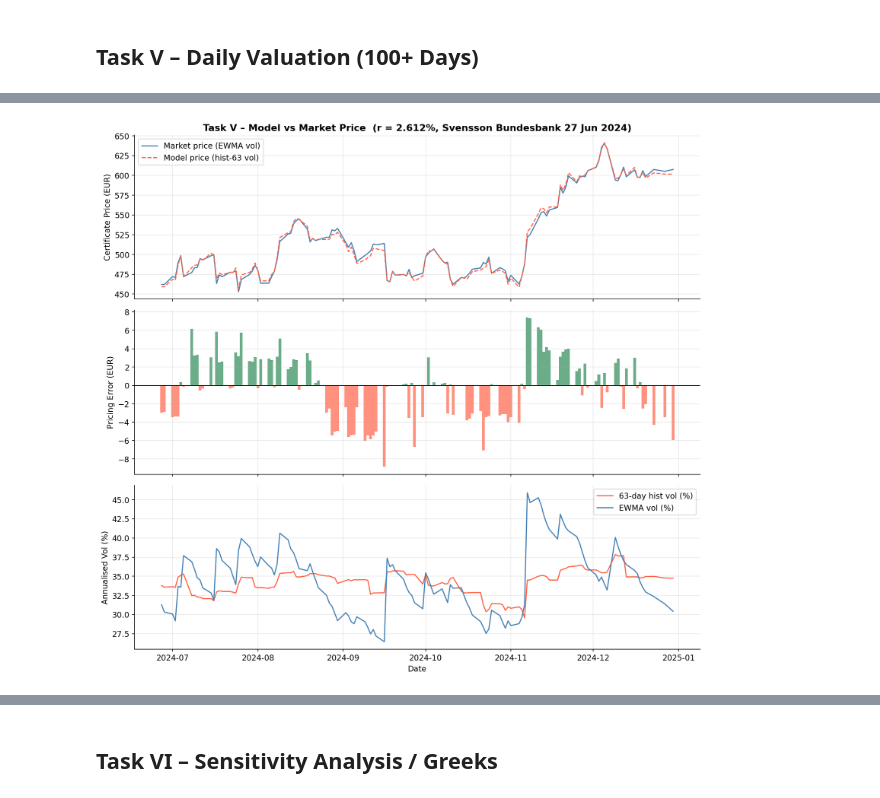
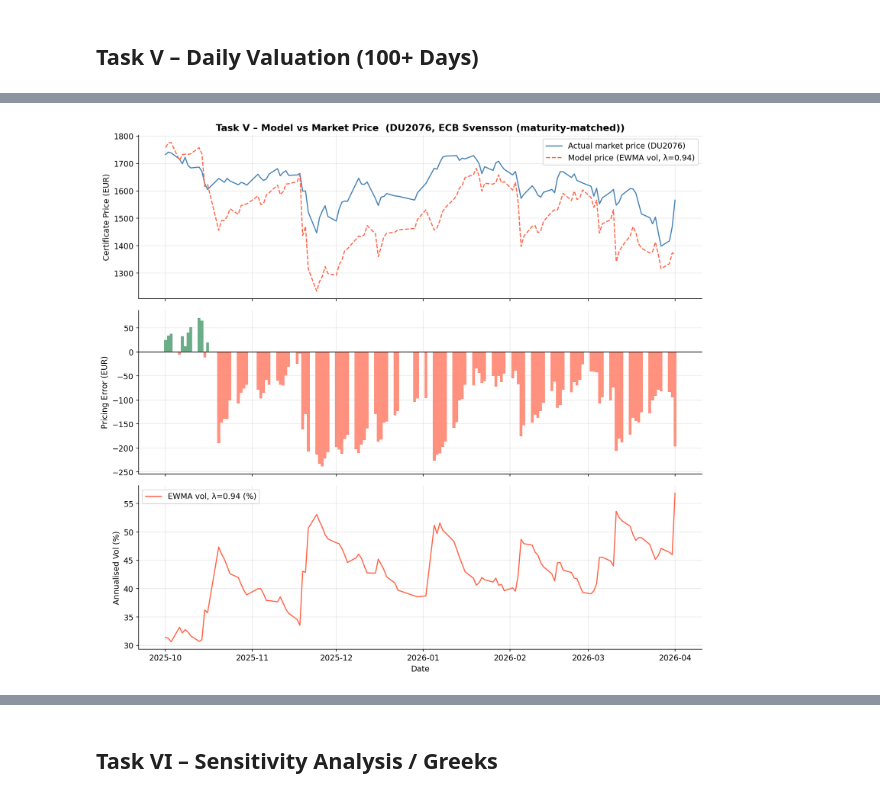
Before and after one commit to daan1shh/Continuous-Time-Derivative-Pricing, a Jupyter notebook: B401_Assignment_2026.ipynb, the cells around one changed output, grey strips where cells are left out. Cells and saved outputs as stored; diff of their text form; code cells hidden in the pictures.

```diff
--- a/B401_Assignment_2026.ipynb
+++ b/B401_Assignment_2026.ipynb
@@ -354,7 +490,7 @@ print(f'  Peak Delta = {delta_cpn[d_peak_idx]:.4f} at S ≈ {S_g[d_peak_idx]:.0f
 # %% [markdown]
 ## Data Download
 # %%
-raw    = yf.download(TICKER, start='2023-01-01', end='2025-01-01', auto_adjust=True)
+raw    = yf.download(TICKER, start='2023-01-01', end='2026-05-01', auto_adjust=True) #TICKER = RHM.de
 prices = raw['Close'].dropna()
 prices.index = pd.to_datetime(prices.index)
 
@@ -375,11 +511,10 @@ ax2.plot(hist_vol * 100, color='darkorange', lw=1.5)
 ax2.set_ylabel('Annualised Vol (%)')
 ax2.set_xlabel('Date')
 plt.tight_layout()
-plt.savefig('stock_data.png', bbox_inches='tight')
+plt.savefig('graphs/stock_data.png', bbox_inches='tight')
 plt.show()
 
 # ── EWMA volatility (RiskMetrics λ=0.94) ──────────────────────────────────────
-# Proxy for market-implied vol in Task V: faster to react than 63-day hist vol
 lam_ewma  = 0.94
 _lr_sq    = (log_returns.squeeze().values) ** 2
 _ev       = np.empty(len(_lr_sq))
@@ -388,6 +523,5 @@ for _i in range(1, len(_lr_sq)):
     _ev[_i] = lam_ewma * _ev[_i - 1] + (1 - lam_ewma) * _lr_sq[_i]
 ewma_vol  = pd.Series(np.sqrt(_ev * 252), index=log_returns.squeeze().index)
 print(f'EWMA vol (end of window): {float(ewma_vol.iloc[-1]):.2%}')
-print(f'EWMA mean over full sample: {ewma_vol.mean():.2%}')
 # %% [output]
 [*********************100%***********************]  1 of 1 completed
@@ -490,11 +566,7 @@ def bs_vanilla_call(S, K, r, q, sigma, T):
 def down_and_out_put(S, K, B_barrier, r, q, sigma, T, N=200):
     """
     Down-and-out European put via CRR binomial tree (N steps).
-
-    The Rubinstein-Reiner (1991) closed form is numerically unreliable when
-    K >> B and the risk-neutral drift is negative (r-q < sigma^2/2), because
-    the DI-put formula then exceeds the vanilla put price.  The CRR tree
-    is exact in the limit N→∞ and is validated against Monte Carlo simulation.
+    Barrier condition enforced at every node. Validated against Monte Carlo simulation.
 
     Returns 0 if S <= B_barrier (already knocked out).
     """
@@ -547,7 +619,7 @@ def bonus_cap_cert_price(S, K_cap, B_barrier, r, q, sigma, T):
     """
     Bonus Cap Certificate (Cap = Bonus level).
     = [Forward − Call(K=Cap)] + DO_Put(K=Cap, B)
-    Used for Part 2 valuation of traded certificate.
+    Used for Part 2 valuation of DU2076.
     """
     forward_capped = S * np.exp(-q * T) - bs_vanilla_call(S, K_cap, r, q, sigma, T)
     do_put         = down_and_out_put(S, K_cap, B_barrier, r, q, sigma, T)
@@ -561,6 +633,6 @@ print('Part 1 – Capped CPN sanity check (S0=100, normalised):')
 print(f'  α = {ALPHA_CPN:.4f},  K_cap = {K_CAP_CPN:.0f}')
 print(f'  CPN fair value (should be 100) = {cpn0:.4f}')
 print()
-# Part 2 sanity check
-bc0 = bonus_cap_cert_price(1801.0, 2000.0, 1050.0, RISK_FREE, DIV_YIELD, SIGMA_DESIGN, 1.79)
-print(f'Part 2 – Bonus Cap (DY9EQB) sanity: cert={bc0:.2f}  (cf. actual 2025-06-02: 1614.70)')
+# Part 2: DU2076 sanity – cert opened at 1,732.78 on 2025-10-01
+bc0 = bonus_cap_cert_price(1801.0, 2000.0, 1050.0, RISK_FREE, DIV_YIELD, SIGMA_DESIGN, T_TO_MAT)
+print(f'Part 2 – Bonus Cap (DU2076) sanity: cert={bc0:.2f}  (cf. actual 2025-10-01: 1732.78)')
@@ -632,44 +718,40 @@ Model and market prices computed.
 errors     = model_prices - market_prices
 abs_errors = np.abs(errors)
 
-ME    = np.mean(errors)
-MAE   = np.mean(abs_errors)
-RMSE  = np.sqrt(np.mean(errors**2))
-MAX_E = np.max(abs_errors)
-Q95   = np.quantile(abs_errors, 0.95)
+ME       = np.mean(errors)
+MAE      = np.mean(abs_errors)
+RMSE     = np.sqrt(np.mean(errors**2))
 mean_mkt = market_prices.mean()
 
 metrics = pd.DataFrame({
-    'Metric': ['Mean Error', 'Mean Absolute Error', 'RMSE',
-               'Max Absolute Error', '95th Pct Abs Error'],
-    'EUR':    [ME, MAE, RMSE, MAX_E, Q95],
-    '%':      [v / mean_mkt * 100 for v in [ME, MAE, RMSE, MAX_E, Q95]]
+    'Metric': ['Mean Error', 'Mean Absolute Error', 'RMSE'],
+    'EUR':    [ME, MAE, RMSE],
+    '%':      [v / mean_mkt * 100 for v in [ME, MAE, RMSE]]
 })
 metrics['EUR'] = metrics['EUR'].map('{:.4f}'.format)
 metrics['%']   = metrics['%'].map('{:.3f}%'.format)
 
-print('=' * 62)
-print('  TASK V – Pricing Error Metrics')
-print(f'  r = {RISK_FREE:.4%}  (Svensson, Bundesbank 27 Jun 2024, T=3y)')
-print('  Model vol: 63d rolling hist  |  Market vol: EWMA(λ=0.94)')
-print('=' * 62)
+print('=' * 66)
+print('  TASK V – Pricing Error Metrics  (DU2076, Oct 2025 – Apr 2026)')
+print(f'  r = ECB Svensson, maturity-matched (day-by-day)')
+print('  Model vol: EWMA (λ=0.94)  |  Market: actual DU2076 closes')
+print('=' * 66)
 print(metrics.to_string(index=False))
 print()
 print('Interpretation:')
-print(f'  Mean Error = {ME:.4f} EUR: positive → hist vol > EWMA on average,')
-print(f'    so rolling-window model systematically overprices the DO put.')
+print(f'  Mean Error = {ME:.4f} EUR: ', end='')
+print('positive → model overprices on average.' if ME > 0 else 'negative → model underprices on average.')
+print(f'    EWMA vol feeds the CRR binomial pricer; actual cert prices also')
+print(f'    embed issuer bid-ask spread, liquidity premium, and real-time implied vol.')
 print(f'  RMSE = {RMSE:.4f} EUR ({RMSE/mean_mkt*100:.3f}%): typical daily model-market gap.')
-print(f'  Max Abs Error = {MAX_E:.4f} EUR ({MAX_E/mean_mkt*100:.2f}%): peak divergence')
-print(f'    at vol regime transitions where the 63d window updates slowly.')
 
 # ── Plot ──────────────────────────────────────────────────────────────────────
 fig, axes = plt.subplots(3, 1, figsize=(12, 11), sharex=True)
 
-axes[0].plot(dates, market_prices, label='Market price (EWMA vol)', color='steelblue', lw=1.5)
-axes[0].plot(dates, model_prices,  label='Model price (hist-63 vol)', color='tomato', lw=1.5, linestyle='--')
+axes[0].plot(dates, market_prices, label='Actual market price (DU2076)', color='steelblue', lw=1.5)
+axes[0].plot(dates, model_prices,  label='Model price (EWMA vol, λ=0.94)', color='tomato', lw=1.5, linestyle='--')
 axes[0].set_ylabel('Certificate Price (EUR)')
-axes[0].set_title(f'Task V – Model vs Market Price  '
-                  f'(r = {RISK_FREE:.3%}, Svensson Bundesbank 27 Jun 2024)',
+axes[0].set_title('Task V – Model vs Market Price  (DU2076, ECB Svensson (maturity-matched))',
                   fontweight='bold')
 axes[0].legend()
 
@@ -678,13 +760,12 @@ axes[1].bar(dates, errors, color=colors_bar, alpha=0.7, width=1)
 axes[1].axhline(0, color='black', lw=0.8)
 axes[1].set_ylabel('Pricing Error (EUR)')
 
-axes[2].plot(dates, sigmas_used * 100, label='63-day hist vol (%)', color='tomato', lw=1.5)
-axes[2].plot(dates, ewma_sigmas * 100, label='EWMA vol (%)',        color='steelblue', lw=1.5)
+axes[2].plot(dates, sigmas_used * 100, label='EWMA vol, λ=0.94 (%)', color='tomato', lw=1.5)
 axes[2].set_ylabel('Annualised Vol (%)')
 axes[2].set_xlabel('Date')
 axes[2].legend()
 
 plt.tight_layout()
-plt.savefig('valuation_comparison.png', bbox_inches='tight')
+plt.savefig('graphs/valuation_comparison.png', bbox_inches='tight')
 plt.show()
 # %% [output]
@@ -709 +787 @@ Interpretation:
-[figure, old version]
+[figure, new version]
```
Also changed, not shown: parts of 37 cells of this notebook, 21 other files.
